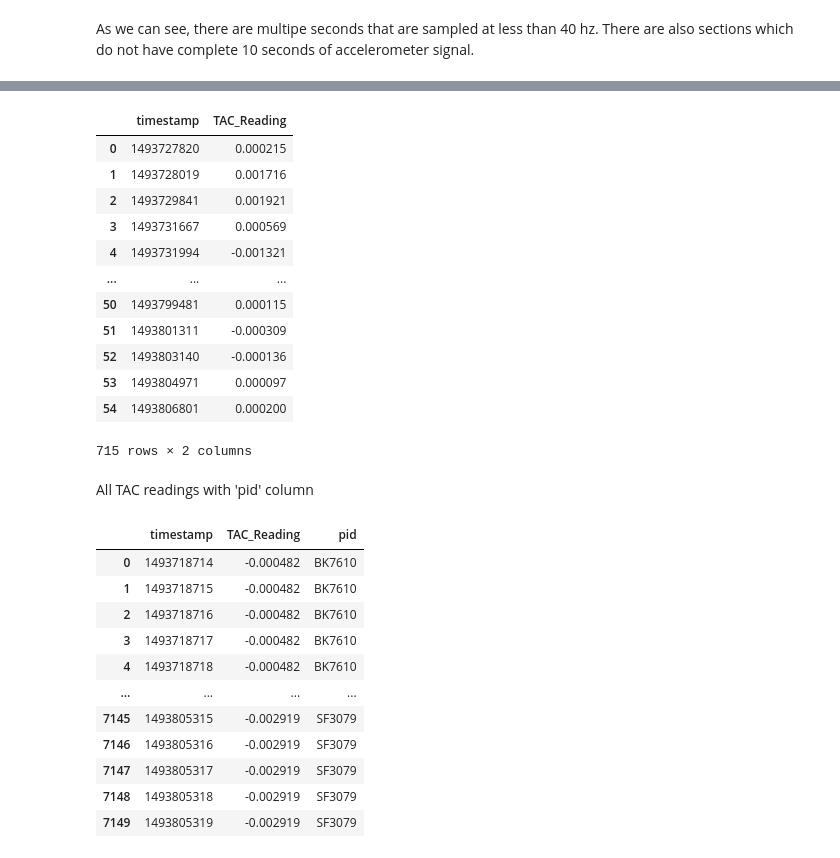
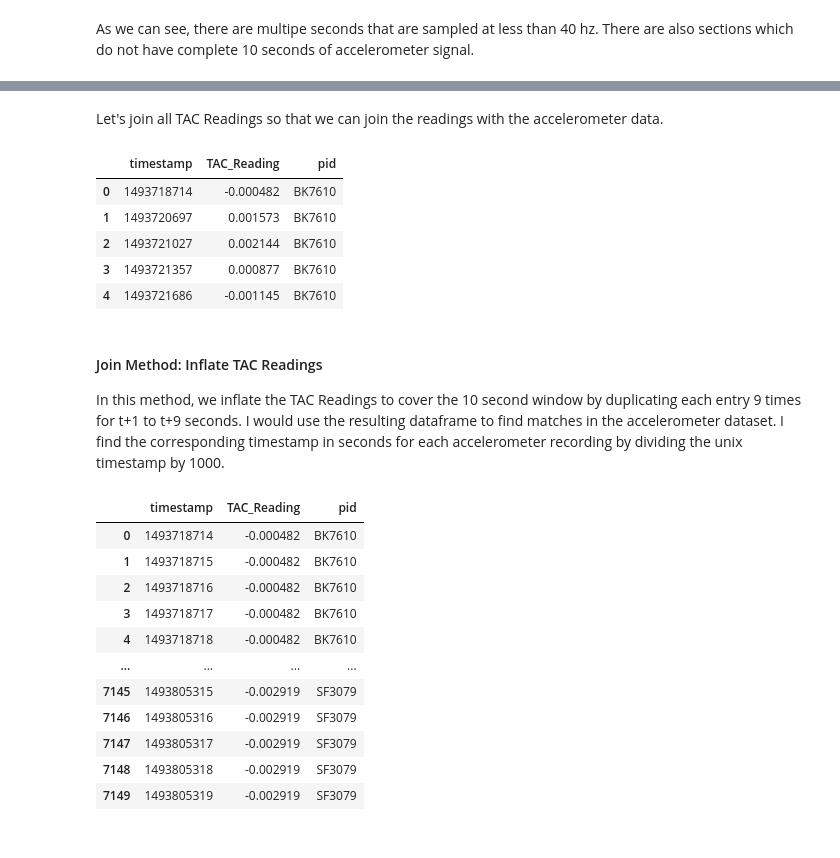
Before and after one commit to neo-anderson/TACPrediction, a Jupyter notebook: Analysis.ipynb, the cells around one changed output, grey strips where cells are left out. Saved outputs shown, nothing was run; the diff lists cells and outputs as text; code cells hidden in the pictures.

```diff
--- a/Analysis.ipynb
+++ b/Analysis.ipynb
@@ -268,32 +260,23 @@ acc_df.head()
-# %%
-pd.concat(pd.read_csv(f) for f in glob.glob(os.path.join('data', 'clean_tac', '*.csv')))
-# we can't use the above since we need to distinguish between IDs to join with the main dataframe
-# %% [output]
-|  | timestamp | TAC_Reading |
-| 0 | 1493727820 | 0.000215 |
-| 1 | 1493728019 | 0.001716 |
-| 2 | 1493729841 | 0.001921 |
-| 3 | 1493731667 | 0.000569 |
-| 4 | 1493731994 | -0.001321 |
-| ... | ... | ... |
-| 50 | 1493799481 | 0.000115 |
-| 51 | 1493801311 | -0.000309 |
-| 52 | 1493803140 | -0.000136 |
-| 53 | 1493804971 | 0.000097 |
-| 54 | 1493806801 | 0.000200 |
-715 rows × 2 columns
-# %% [markdown]
-All TAC readings with 'pid' column
+# %% [markdown]
+Let's join all TAC Readings so that we can join the readings with the accelerometer data.
 # %%
-pids = pd.read_csv(os.path.join('data', 'phone_types.csv'))
-all_tacs = pd.DataFrame()
 def tac_readings(pid):
-    global all_tacs
     fname = glob.glob(os.path.join('data', 'clean_tac', f'{pid}*.csv'))[0]
     df = pd.read_csv(fname)
     df['pid'] = pid
-    all_tacs = all_tacs.append(df)
-_ = pids.pid.apply(tac_readings)
+    return df
+all_tacs = pd.concat(pids.pid.apply(tac_readings).to_list())
+all_tacs.head()
+# %% [output]
+|  | timestamp | TAC_Reading | pid |
+| 0 | 1493718714 | -0.000482 | BK7610 |
+| 1 | 1493720697 | 0.001573 | BK7610 |
+| 2 | 1493721027 | 0.002144 | BK7610 |
+| 3 | 1493721357 | 0.000877 | BK7610 |
+| 4 | 1493721686 | -0.001145 | BK7610 |
+# %% [markdown]
+#### Join Method: Inflate TAC Readings
+In this method, we inflate the TAC Readings to cover the 10 second window by duplicating each entry 9 times for t+1 to t+9 seconds. I would use the resulting dataframe to find matches in the accelerometer dataset. I find the corresponding timestamp in seconds for each accelerometer recording by dividing the unix timestamp by 1000.
 # %%
 # inflate dataframe to cover 10 seconds.
 all_tacs_full = pd.DataFrame()
```
Also changed, not shown: parts of 48 cells of this notebook.
